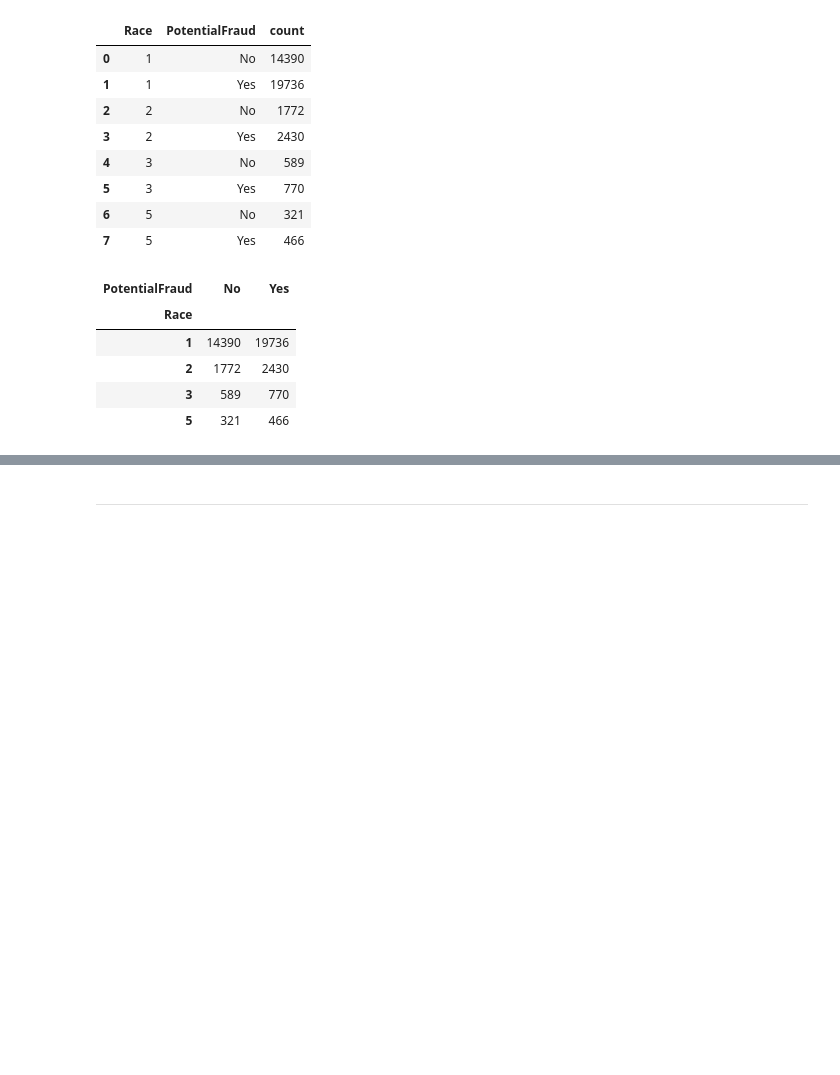
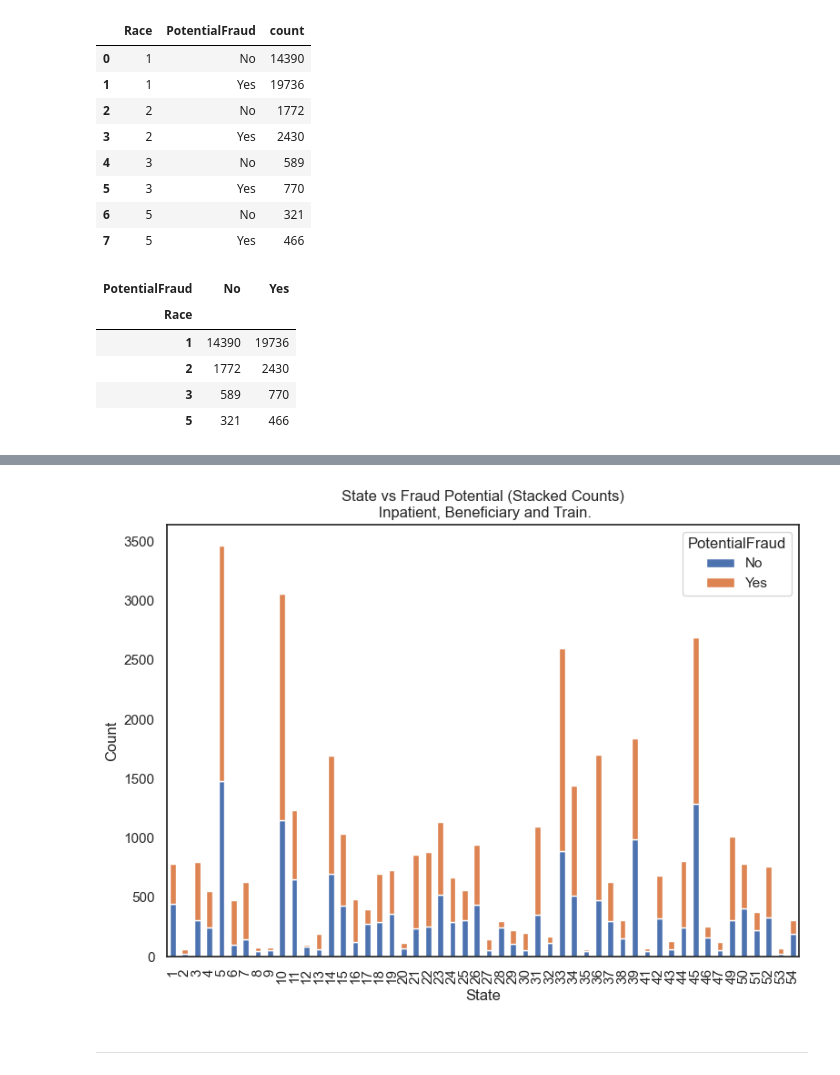
Before and after one commit to ChTomer/MyCapstone, a Jupyter notebook: HealthCareFraudProjectPitch/MergingFile.ipynb, the cells around one changed output, grey strips where cells are left out. Saved outputs shown, nothing was run; the diff lists cells and outputs as text; code cells hidden in the pictures; blank space fills up the shorter version.

Commit message:
create stackedplot function

```diff
--- a/HealthCareFraudProjectPitch/MergingFile.ipynb
+++ b/HealthCareFraudProjectPitch/MergingFile.ipynb
@@ -401,0 +404,5 @@ plt.show()
+# %%
+state_bene_inpatient = bene_and_inpatient.groupby('Provider')['State'].value_counts().reset_index()
+test_state1 = state_bene_inpatient.merge(trainFile, on='Provider', how='left')
+print(f'shape: {test_state1.shape}')
+test_state1.head()
@@ -401,0 +417,3 @@ plt.show()
+# %%
+agg_df_state = test_state1.groupby(['State', 'PotentialFraud'])['count'].sum().reset_index()
+agg_df_state
@@ -401,0 +434,3 @@ plt.show()
+# %%
+pivot_df_state = agg_df_state.pivot(index='State', columns='PotentialFraud', values='count').fillna(0)
+pivot_df_state
@@ -402,3 +456,14 @@ plt.show()
+# %%
+pivot_df_state.plot(kind='bar', stacked=True, figsize=(8, 6))
+plt.title("State vs Fraud Potential (Stacked Counts)\n Inpatient, Beneficiary and Train.")
+plt.xlabel("State")
+plt.xticks(rotation=90)
+plt.ylabel("Count")
+plt.legend(title='PotentialFraud', bbox_to_anchor=(1, 1))
+plt.tight_layout()
+plt.show()
+# %% [output]
+[figure, added]
 # %% [markdown]
 ---
 # %% [markdown]
```
Also changed, not shown: parts of 16 cells of this notebook.
